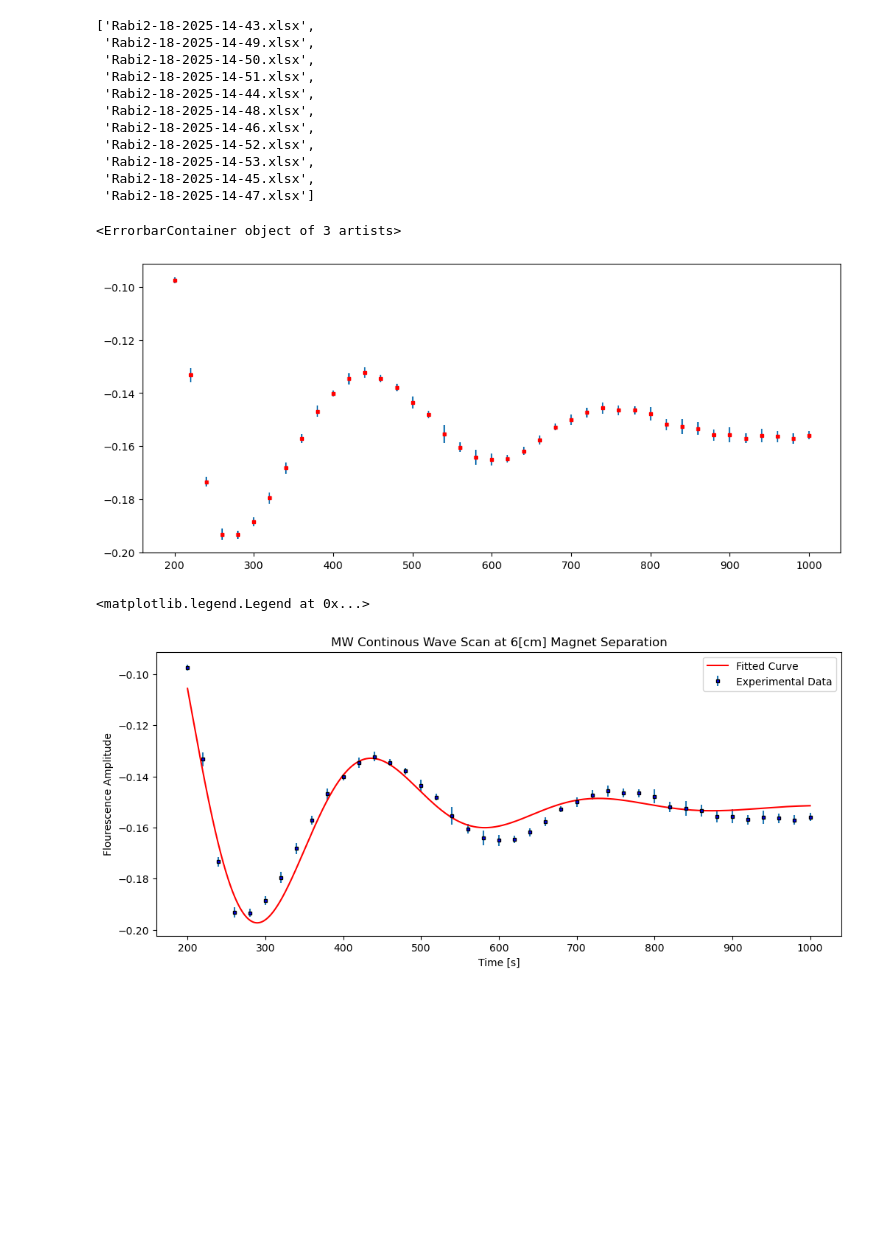
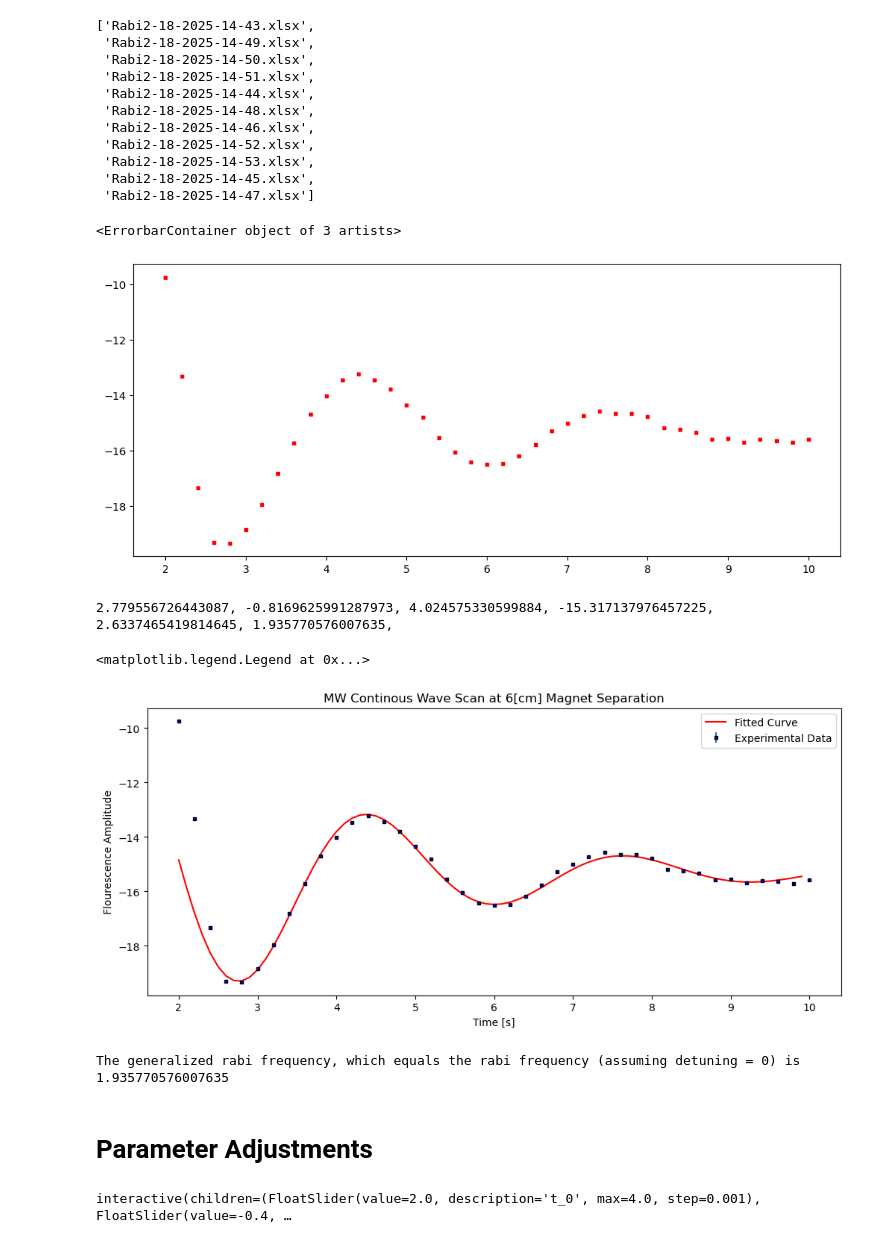
Before and after one commit to pmeshkov/PHY-445-data-analysis, a Jupyter notebook: Analysis/final_rabi_6cm/-18/2-18-2025/rabi-18.ipynb, the cells around one changed output. Saved outputs shown, nothing was run; the diff lists cells and outputs as text; code cells hidden in the pictures; blank space fills up the shorter version.

Commit message:
Finished Rabi Oscillations (plots need renaming)

```diff
--- a/Analysis/final_rabi_6cm/-18/2-18-2025/rabi-18.ipynb
+++ b/Analysis/final_rabi_6cm/-18/2-18-2025/rabi-18.ipynb
@@ -33,9 +33,9 @@ for filepath in filesxlsx:
     for i, elem in enumerate(df['data'].y):
         ydata[i][filenum] = elem
 
-ydata_ave = [np.average(measurements) for measurements in ydata]
-ydata_std = [np.std(measurements) for measurements in ydata]
-x_data = df['data'].x
+ydata_ave = np.array([np.average(measurements) for measurements in ydata])*100
+ydata_std = np.array([np.std(measurements) for measurements in ydata])
+x_data = np.array(df['data'].x)/100
 # %%
 plt.figure(figsize=(12,5))
 
@@ -43,17 +43,18 @@ plt.errorbar(x_data, ydata_ave, ydata_std, marker='s', mfc='red',
          mec='red', ls="None", ms=3)
 # %% [output]
 <ErrorbarContainer object of 3 artists>
-[figure, old version]
+[figure, new version]
 # %%
-def fit(t, t_0, A, B, C, D, p, q, beta, O, Zero):
+def fit(t, t_0, A, B, C, D, p, q, O):
     t = t + t_0
-    return A*np.exp(-p*t)+np.exp(-q*t)*(B*np.cos(O*t) + C*np.exp(-beta*t)*np.sin(O*t) + D) + Zero
+    return A*np.exp(-p*t)+np.exp(-q*t)*(B*np.cos(O*t) + C*np.sin(O*t) + D)
 vectorfit = np.vectorize(fit)
 
-def testfit(t, t_0, gamma, A, B, C, Omega):
-    t = t - t_0
-    return np.exp(-gamma*t)*(A*np.cos(Omega*t)+B*np.sin(Omega*t))+C
-vectortestfit = np.vectorize(fit)
+def testfit(t, t_0, phi, A, B, T, O):
+    return A*np.exp(-(t-t_0)/T)*np.sin(O*t+phi) + B
+parameters, covariance = scipy.optimize.curve_fit(testfit, x_data[3:], ydata_ave[3:], p0 = [2, 0.17, 3.17, -14.3, 5, 1.49], method='lm')
+                                                                                        # t_0, phi, A, B, T, O
+for elem in parameters:
+    print(elem, end=", ")
+# %% [output]
+2.779556726443087, -0.8169625991287973, 4.024575330599884, -15.317137976457225, 2.6337465419814645, 1.935770576007635,
-# %%
-parameters, covariance = scipy.optimize.curve_fit(testfit, x_data, ydata_ave, p0 = [ 1.70624093e+02,  5.52542231e-03,  7.39997754e-02, -5.27669928e-04, -1.41437413e-01,  1.71019447e-02])
-parameters, covariance = scipy.optimize.curve_fit(testfit, x_data, ydata_ave, p0 = parameters)
@@ -64,13 +61,51 @@ y_fit = testfit(x_fit, t_0, gamma, A, B, C, Omega)
 # %%
 plt.figure(figsize=(12,5))
+
+x_fit = np.arange(x_data[0], x_data[-1], 0.1)
+y_fit = testfit(x_fit, *parameters)
 
 plt.errorbar(x_data, ydata_ave, ydata_std, marker='s', mfc='blue',
          mec='black', ls="None", ms=3, label = 'Experimental Data')
 plt.plot(x_fit, y_fit, 'red', label = 'Fitted Curve')
 plt.xlabel("Time [s]")
 plt.ylabel("Flourescence Amplitude")
 plt.title("MW Continous Wave Scan at 6[cm] Magnet Separation")
 plt.legend()
 # %% [output]
 <matplotlib.legend.Legend at 0x...>
-[figure, old version]
+[figure, new version]
+# %%
+print("The generalized rabi frequency, which equals the rabi frequency (assuming detuning = 0) is", parameters[-1])
+# %% [output]
+The generalized rabi frequency, which equals the rabi frequency (assuming detuning = 0) is 1.935770576007635
+# %% [markdown]
+# Parameter Adjustments
+# %%
+import numpy as np
+import matplotlib.pyplot as plt
+from ipywidgets import interact, FloatSlider
+
+def update_plot(t_0, phi, A, B, T, O):
+    x_fit = np.arange(x_data[0], x_data[-1], 0.01)
+    y_fit = testfit(x_fit, t_0, phi, A, B, T, O)
+
+    plt.figure(figsize=(12, 5))
+    plt.errorbar(x_data, ydata_ave, ydata_std, marker='s', mfc='blue',
+                 mec='black', ls="None", ms=3, label='Experimental Data')
+    plt.plot(x_fit, y_fit, 'red', label='Fitted Curve')
+    plt.hlines(B, 2, 10, colors='black', linestyles='dashed')
+    plt.legend()
+    plt.xlabel("X Data")
+    plt.ylabel("Y Data")
+    plt.title("Interactive Curve Fitting")
+    plt.show()
+
+interact(update_plot,
+         t_0=FloatSlider(min=0, max=4, step=0.001, value=2),
+         phi=FloatSlider(min=-1, max=1, step=0.001, value=-0.4),
+         A=FloatSlider(min=0, max=10, step=0.001, value=8.9),
+         B=FloatSlider(min=-20, max=0, step=0.001, value=-14.3),
+         T=FloatSlider(min=0, max=5, step=0.001, value=5),
+         O=FloatSlider(min=0.01, max=3, step=0.001, value=1.65));
+# %% [output]
+interactive(children=(FloatSlider(value=2.0, description='t_0', max=4.0, step=0.001), FloatSlider(value=-0.4, …
```
Also changed, not shown: parts of 1 cell of this notebook, 51 other files.
